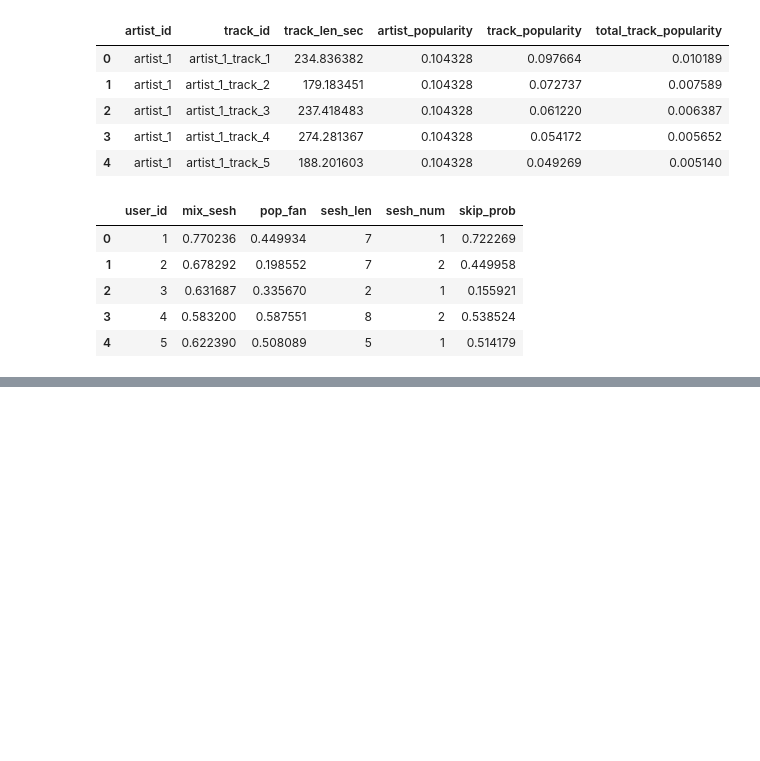
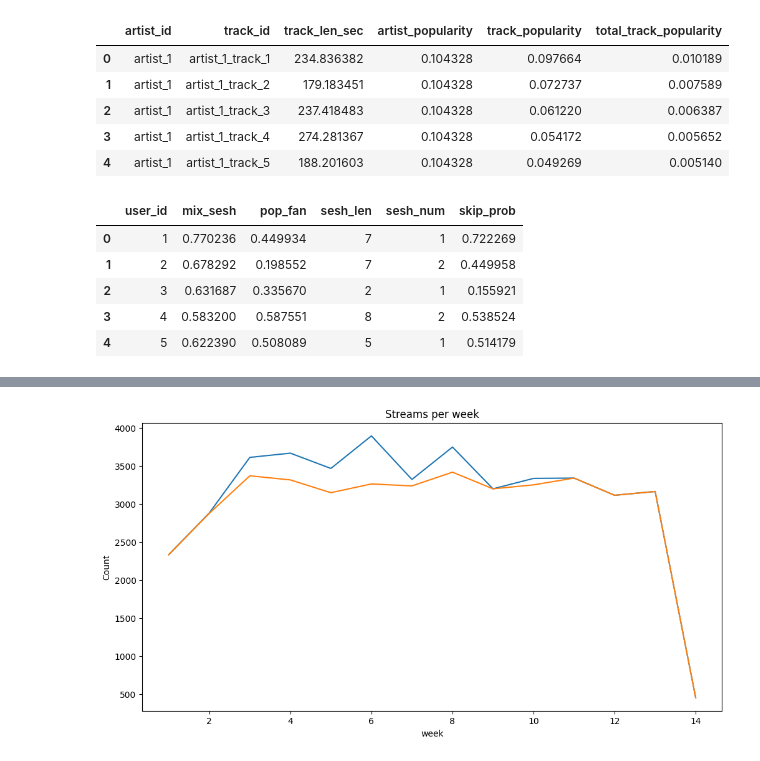
Before and after one commit to evanfrang/streaming_fraud_analysis, a Jupyter notebook: synthesize.ipynb, the cells around one changed output, grey strips where cells are left out. Saved outputs shown, nothing was run; the diff lists cells and outputs as text; code cells hidden in the pictures; blank space fills up the shorter version.

```diff
--- a/synthesize.ipynb
+++ b/synthesize.ipynb
@@ -278,0 +289,14 @@ plt.show()
+# %%
+vc = (bot_streams_df[(bot_streams_df['artist_id']=='artist_1') ])['timestamp'].dt.isocalendar().week.value_counts()
+vc = vc.sort_index()
+vc.plot(kind='line', figsize=(12, 6))
+
+vc = (streams_df[streams_df['artist_id']=='artist_1'])['timestamp'].dt.isocalendar().week.value_counts()
+vc = vc.sort_index()
+vc.plot(kind='line', figsize=(12, 6))
+
+plt.ylabel('Count')
+plt.title('Streams per week')
+plt.show()
+# %% [output]
+[figure, added]
```
Also changed, not shown: parts of 11 cells of this notebook.
